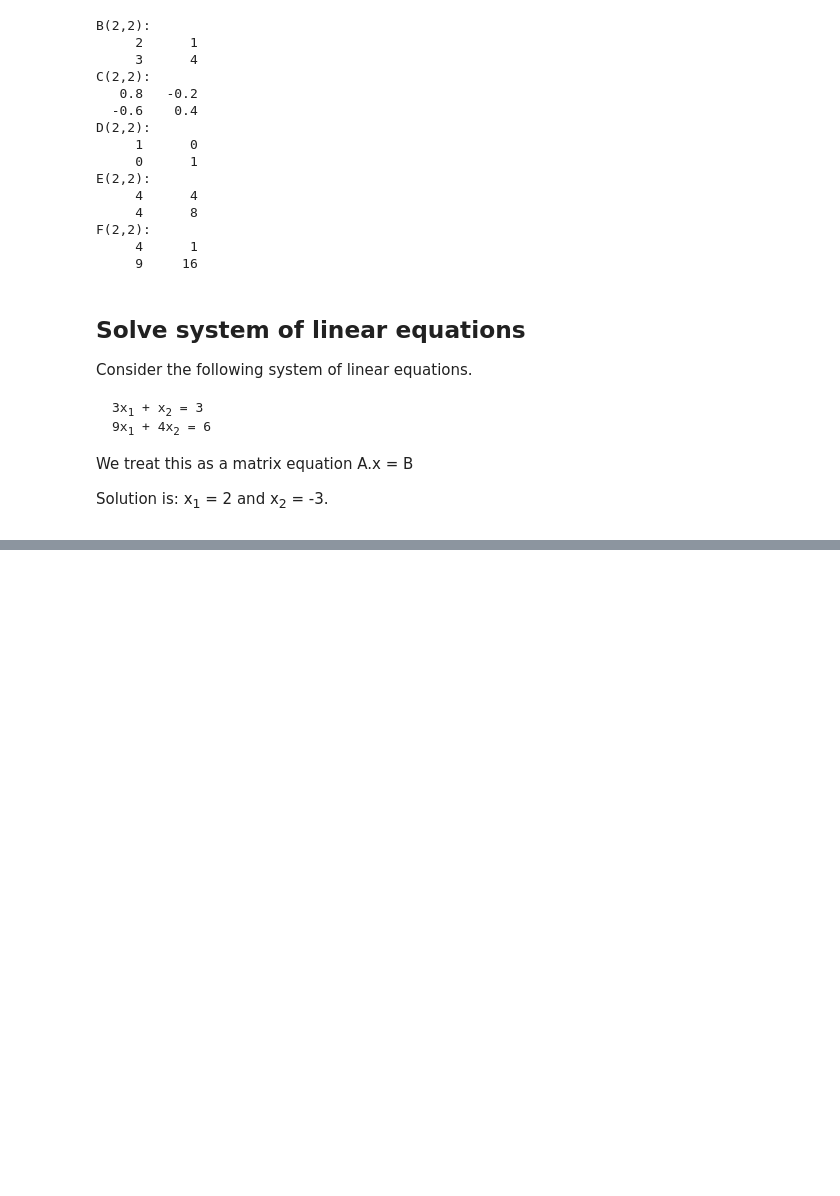
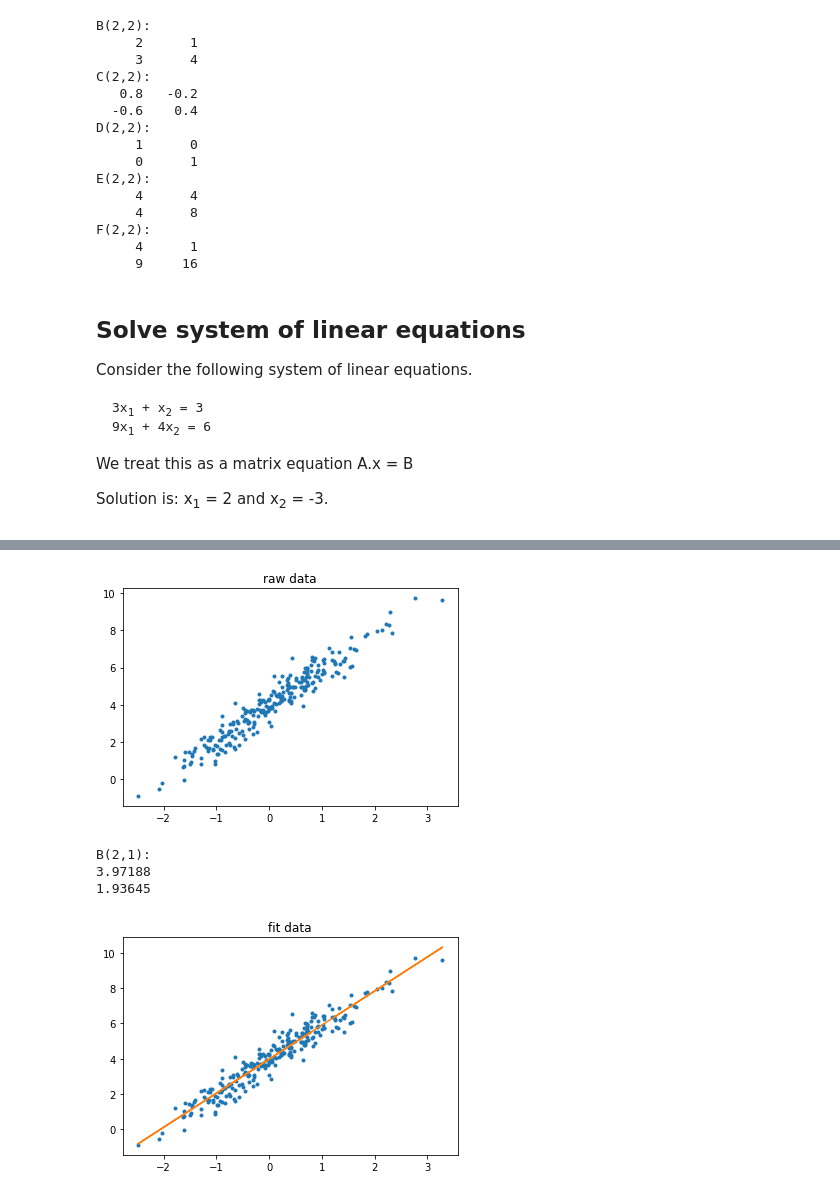
Before and after one commit to mhuckvale/pals0039, a Jupyter notebook: Linear_Algebra.ipynb, the cells around one changed output, grey strips where cells are left out. Drawn from its saved outputs; the diff is of its cells as text; code cells hidden in the pictures; blank space fills up the shorter version.

```diff
--- a/Linear_Algebra.ipynb
+++ b/Linear_Algebra.ipynb
@@ -129,0 +138,30 @@ C(2,1):
+# %%
+nobs=250
+B0=4
+B1=2
+x=np.random.normal(size=(nobs,))
+y=B0 + B1*x + np.random.normal(0.0,0.5,size=(nobs,))
+%matplotlib inline
+import matplotlib.pyplot as plt
+plt.plot(x, y,'.')
+plt.title('raw data')
+plt.show()
+A=np.ones((nobs,2))
+A[:,1]=x
+A=matcreate(A)
+Y=matcreate(y)
+#B=tf.matmul(tf.matmul(tf.linalg.inv(tf.matmul(tf.transpose(A),A)),tf.transpose(A)),tf.transpose(Y))
+B=tf.linalg.lstsq(A,tf.transpose(Y))
+matprint('B',B)
+pB0=B.numpy()[0]
+pB1=B.numpy()[1]
+py=pB0+pB1*x
+plt.plot(x,y,'.',x, py,'-')
+plt.title('fit data')
+plt.show()
+# %% [output]
+[figure, added]
+B(2,1):
+3.97188
+1.93645
+[figure, added]
```
Also changed, not shown: parts of 2 cells of this notebook.
